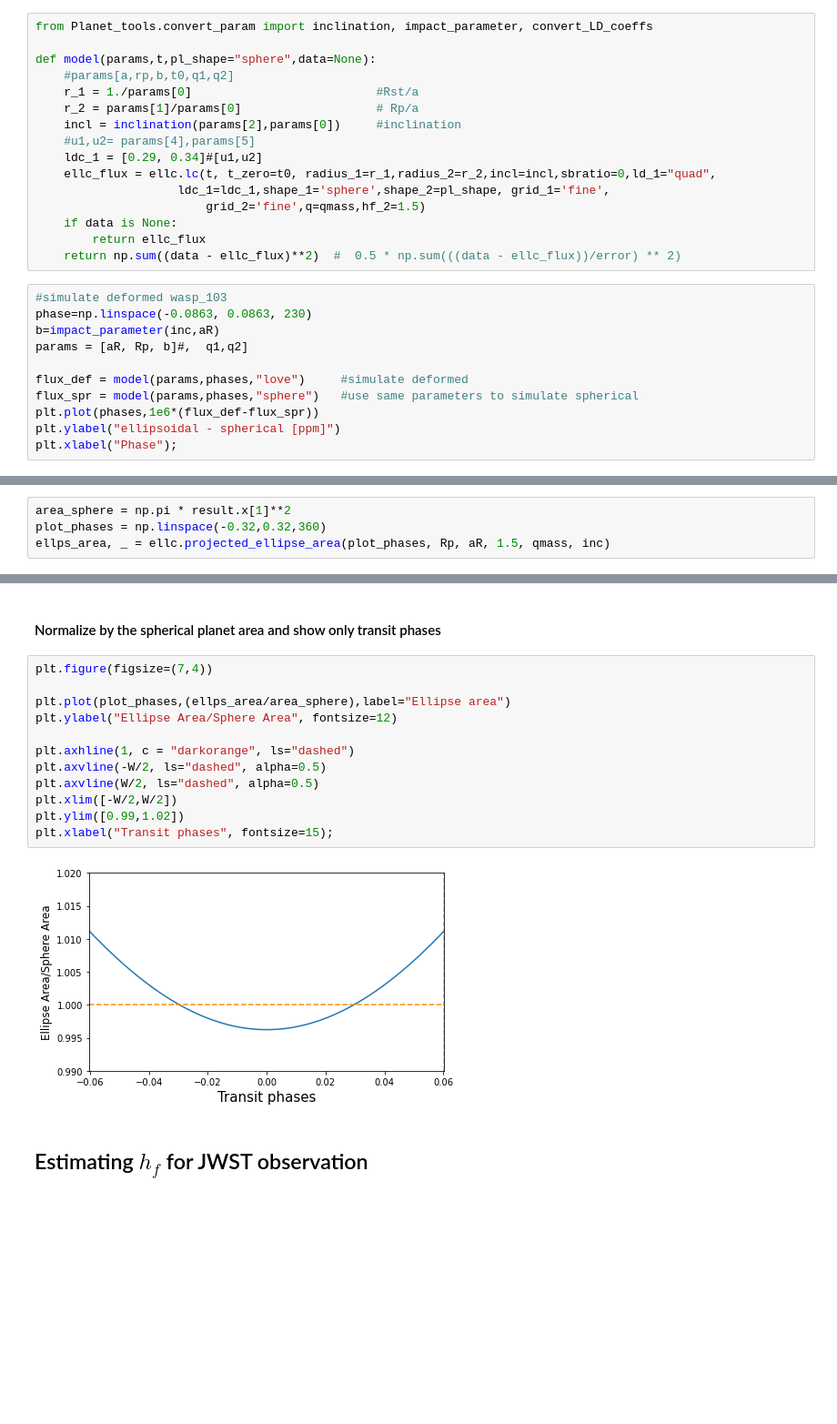
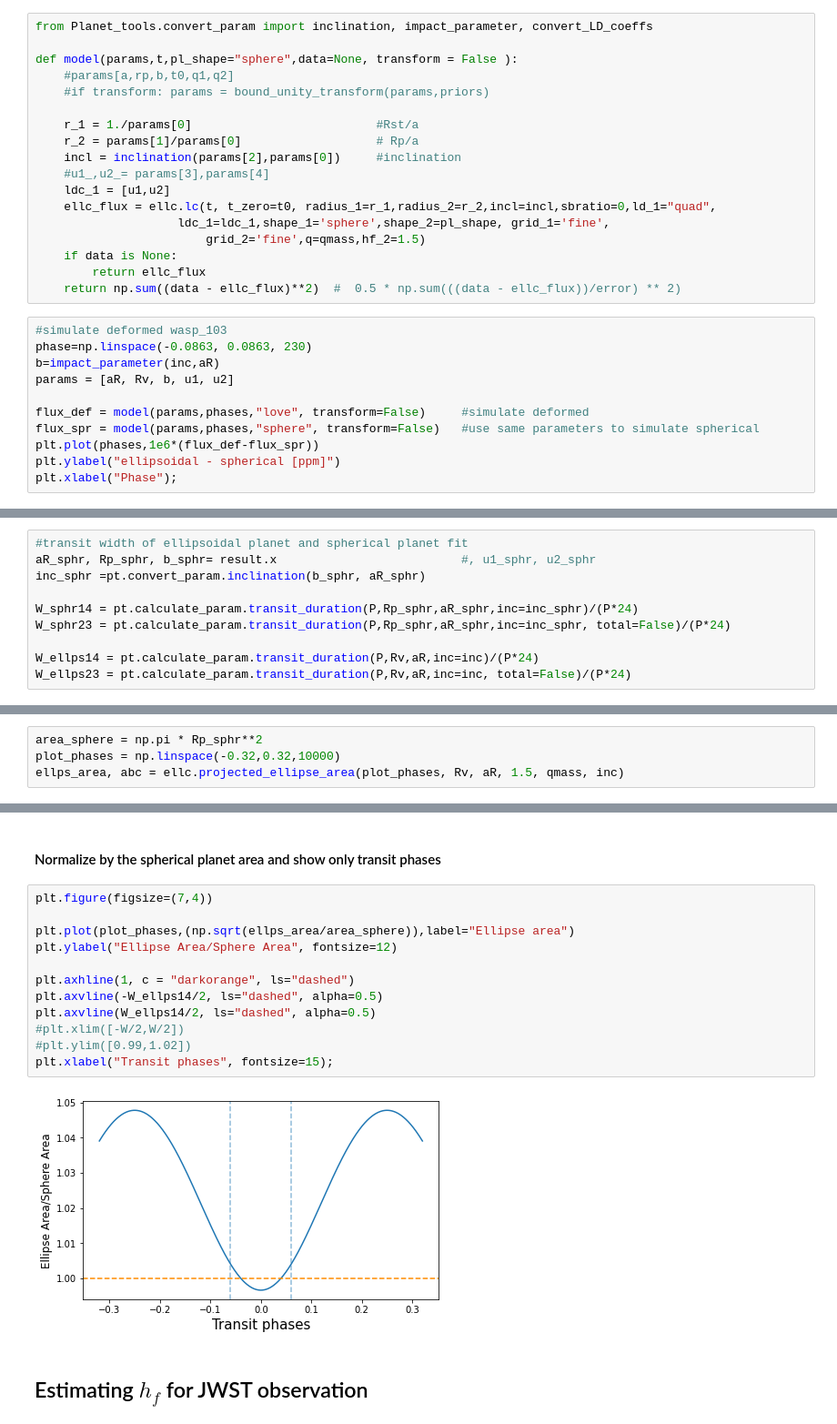
Before and after one commit to tundeakins/ellc, a Jupyter notebook: ellc_love_example.ipynb, the cells around one changed output, grey strips where cells are left out. Shown at 91% size. Drawn from its saved outputs; the diff is of its cells as text; blank space fills up the shorter version.

```diff
--- a/ellc_love_example.ipynb
+++ b/ellc_love_example.ipynb
@@ -111,13 +124,15 @@ The case  where $h_f$ = 0 (although not physical) implies no deformation to the
 # %%
 from Planet_tools.convert_param import inclination, impact_parameter, convert_LD_coeffs
 
-def model(params,t,pl_shape="sphere",data=None):
+def model(params,t,pl_shape="sphere",data=None, transform = False ):
     #params[a,rp,b,t0,q1,q2]
+    #if transform: params = bound_unity_transform(params,priors)
+
     r_1 = 1./params[0]                          #Rst/a
     r_2 = params[1]/params[0]                   # Rp/a
     incl = inclination(params[2],params[0])     #inclination
-    #u1,u2= params[4],params[5]
-    ldc_1 = [0.29, 0.34]#[u1,u2]
+    #u1_,u2_= params[3],params[4]
+    ldc_1 = [u1,u2]
     ellc_flux = ellc.lc(t, t_zero=t0, radius_1=r_1,radius_2=r_2,incl=incl,sbratio=0,ld_1="quad",
                     ldc_1=ldc_1,shape_1='sphere',shape_2=pl_shape, grid_1='fine',
                         grid_2='fine',q=qmass,hf_2=1.5)
@@ -128,10 +143,10 @@ def model(params,t,pl_shape="sphere",data=None):
 #simulate deformed wasp_103
 phase=np.linspace(-0.0863, 0.0863, 230)
 b=impact_parameter(inc,aR)
-params = [aR, Rp, b]#,  q1,q2]
+params = [aR, Rv, b, u1, u2]
 
-flux_def = model(params,phases,"love")     #simulate deformed
-flux_spr = model(params,phases,"sphere")   #use same parameters to simulate spherical
+flux_def = model(params,phases,"love", transform=False)     #simulate deformed
+flux_spr = model(params,phases,"sphere", transform=False)   #use same parameters to simulate spherical
 plt.plot(phases,1e6*(flux_def-flux_spr))
 plt.ylabel("ellipsoidal - spherical [ppm]")
 plt.xlabel("Phase");
@@ -155,3 +188,13 @@ print(result.x)
+# %%
+#transit width of ellipsoidal planet and spherical planet fit
+aR_sphr, Rp_sphr, b_sphr= result.x                          #, u1_sphr, u2_sphr
+inc_sphr =pt.convert_param.inclination(b_sphr, aR_sphr)
+
+W_sphr14 = pt.calculate_param.transit_duration(P,Rp_sphr,aR_sphr,inc=inc_sphr)/(P*24)
+W_sphr23 = pt.calculate_param.transit_duration(P,Rp_sphr,aR_sphr,inc=inc_sphr, total=False)/(P*24)
+
+W_ellps14 = pt.calculate_param.transit_duration(P,Rv,aR,inc=inc)/(P*24)
+W_ellps23 = pt.calculate_param.transit_duration(P,Rv,aR,inc=inc, total=False)/(P*24)
 # %%
 spr_fit = model(result.x,phases,"sphere")
 plt.figure(figsize=(12,3))
@@ -172,6 +215,6 @@ plt.axvline(W/2, ls="dashed", alpha=0.5)
 ### the projected area
 of the ellipsoid during transit compared to the constant spherical planet area.
 # %%
-area_sphere = np.pi * result.x[1]**2
-plot_phases = np.linspace(-0.32,0.32,360)
-ellps_area, _ = ellc.projected_ellipse_area(plot_phases, Rp, aR, 1.5, qmass, inc)
+area_sphere = np.pi * Rp_sphr**2
+plot_phases = np.linspace(-0.32,0.32,10000)
+ellps_area, abc = ellc.projected_ellipse_area(plot_phases, Rv, aR, 1.5, qmass, inc)
@@ -196,17 +264,17 @@ plt.xlim([min(plot_phases),max(plot_phases)])
 # %%
 plt.figure(figsize=(7,4))
 
-plt.plot(plot_phases,(ellps_area/area_sphere),label="Ellipse area")
+plt.plot(plot_phases,(np.sqrt(ellps_area/area_sphere)),label="Ellipse area")
 plt.ylabel("Ellipse Area/Sphere Area", fontsize=12)
 
 plt.axhline(1, c = "darkorange", ls="dashed")
-plt.axvline(-W/2, ls="dashed", alpha=0.5)
-plt.axvline(W/2, ls="dashed", alpha=0.5)
-plt.xlim([-W/2,W/2])
-plt.ylim([0.99,1.02])
+plt.axvline(-W_ellps14/2, ls="dashed", alpha=0.5)
+plt.axvline(W_ellps14/2, ls="dashed", alpha=0.5)
+#plt.xlim([-W/2,W/2])
+#plt.ylim([0.99,1.02])
 plt.xlabel("Transit phases", fontsize=15);
 # %% [output]
-[figure, old version]
+[figure, new version]
 # %% [markdown]
 ## Estimating $h_f$ for JWST observation
 # %%
```
Also changed, not shown: parts of 15 cells of this notebook, 1 other file.
